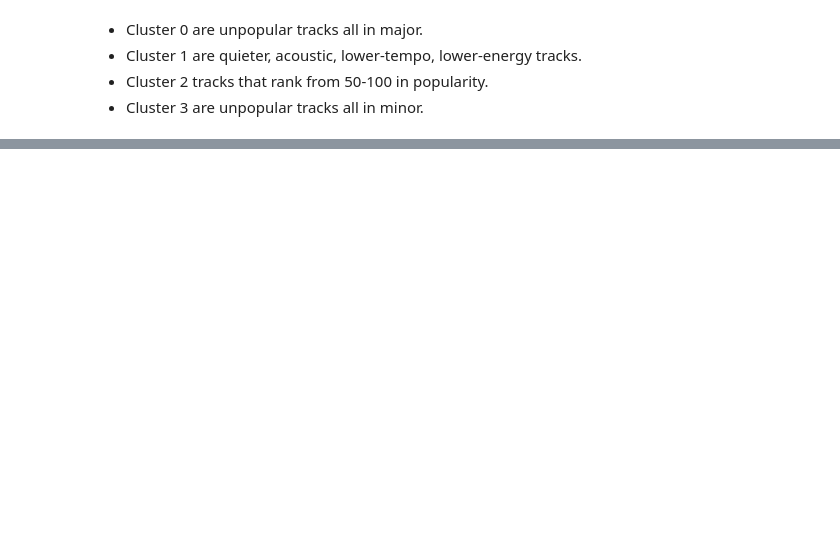
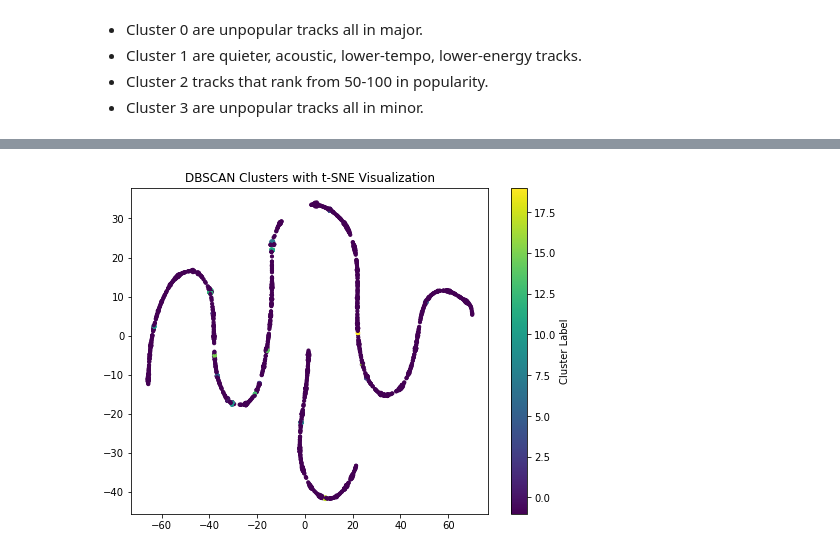
Before and after one commit to plutowootoe/NickProj25, a Jupyter notebook: clustering.ipynb, the cells around one changed output, grey strips where cells are left out. Cells and saved outputs as stored; diff of their text form; code cells hidden in the pictures; blank space fills up the shorter version.

```diff
--- a/clustering.ipynb
+++ b/clustering.ipynb
@@ -202,0 +227,22 @@ df.groupby('cluster').mean()
+# %%
+X = df.select_dtypes(include=['int64', 'float64'])
+
+# Apply DBSCAN clustering
+dbscan = DBSCAN(eps=0.5, min_samples=5)
+labels = dbscan.fit_predict(X)
+
+# Use t-SNE for visualization
+tsne = TSNE(n_components=2, random_state=42)
+X_tsne = tsne.fit_transform(X)
+
+mds = MDS(n_components=2, random_state=42)
+X_mds = mds.fit_transform(X)
+
+# Plot the results
+plt.figure(figsize=(8, 6))
+plt.scatter(X_tsne[:, 0], X_tsne[:, 1], c=labels, cmap='viridis', s=10)
+plt.title("DBSCAN Clusters with t-SNE Visualization")
+plt.colorbar(label='Cluster Label')
+plt.show()
+# %% [output]
+[figure, added]
```
Also changed, not shown: parts of 15 cells of this notebook.
